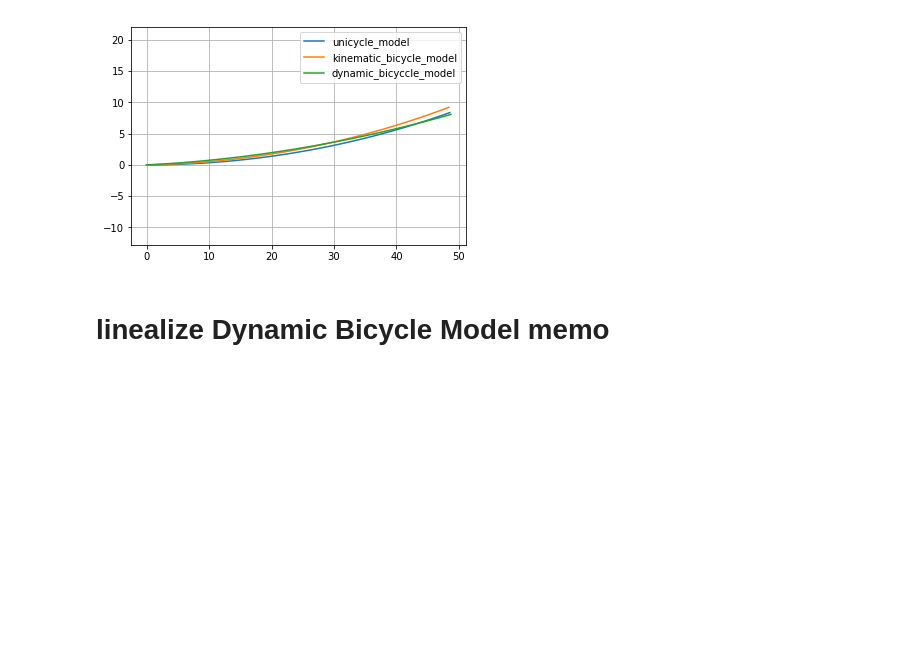
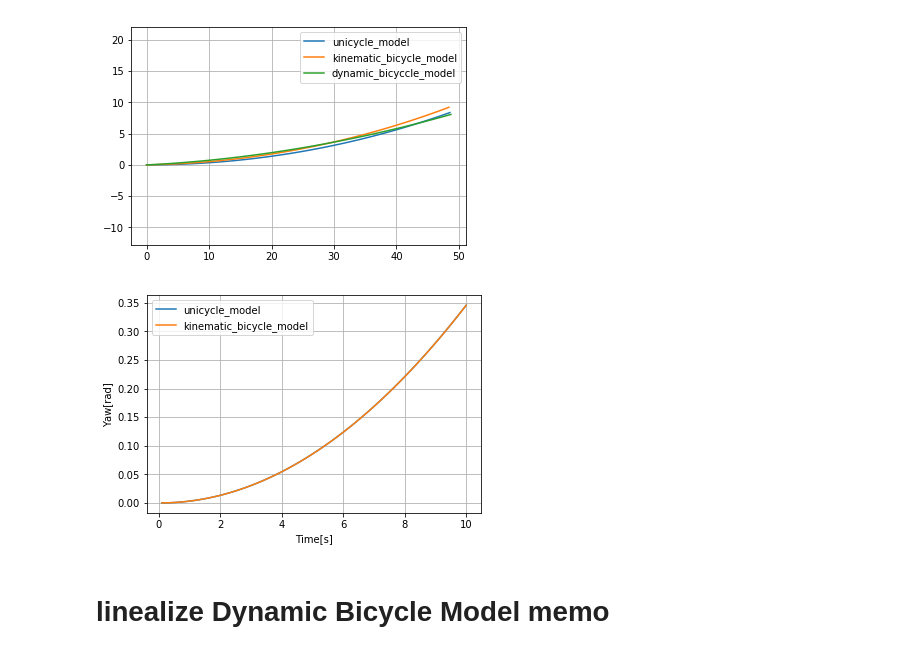
Before and after one commit to AtsushiSakai/PyAdvancedControl, a Jupyter notebook: steer_vehicle_model/vehicle_model_note.ipynb, the cells around one changed output. Cells and saved outputs as stored; diff of their text form; code cells hidden in the pictures; blank space fills up the shorter version.

```diff
--- a/steer_vehicle_model/vehicle_model_note.ipynb
+++ b/steer_vehicle_model/vehicle_model_note.ipynb
@@ -83,7 +83,6 @@ for (ai, di) in zip(a, delta):
     kv.append(kstate.v)
     kbeta.append(kstate.beta)
 
-    dstate = dynamic_bicyccle_model.update(dstate, ai, di)
     dx.append(dstate.x)
     dy.append(dstate.y)
     dyaw.append(dstate.yaw)
@@ -99,3 +106,13 @@ plt.grid(True)
+# %%
+plt.plot(time, uyaw,label="unicycle_model")
+plt.plot(time, kyaw,label="kinematic_bicycle_model")
+plt.xlabel("Time[s]")
+plt.ylabel("Yaw[rad]")
+plt.legend()
+plt.grid(True)
+plt.show()
+# %% [output]
+[figure, added]
 # %% [markdown]
 # linealize Dynamic Bicycle Model memo
 # %%
```
Also changed, not shown: parts of 2 cells of this notebook.
